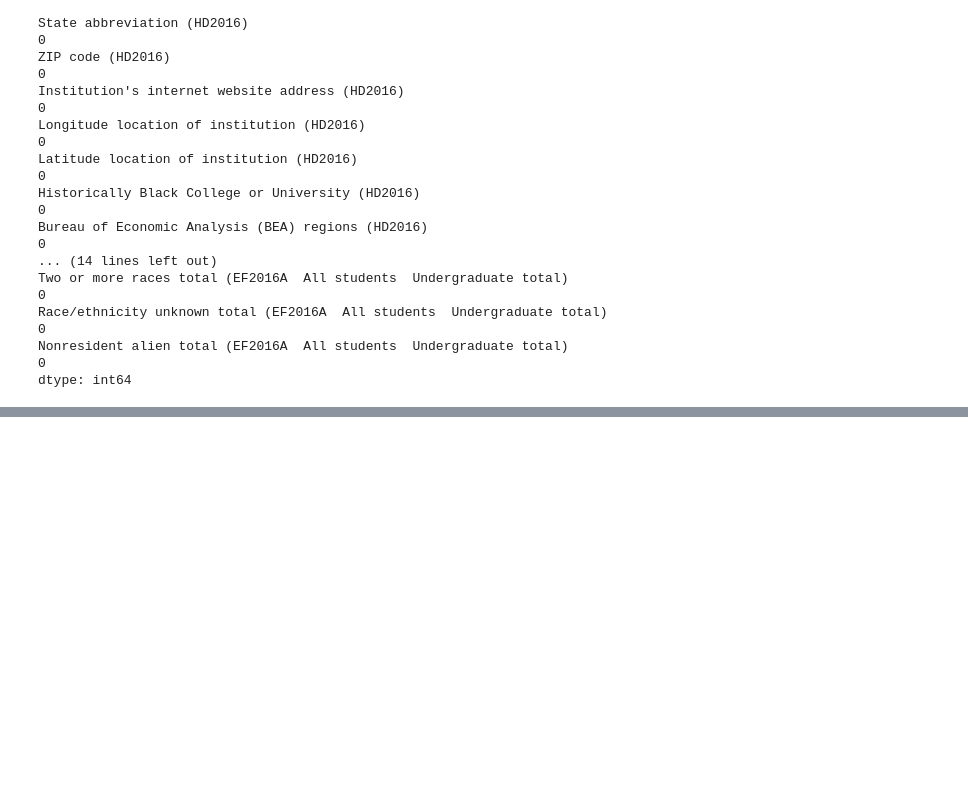
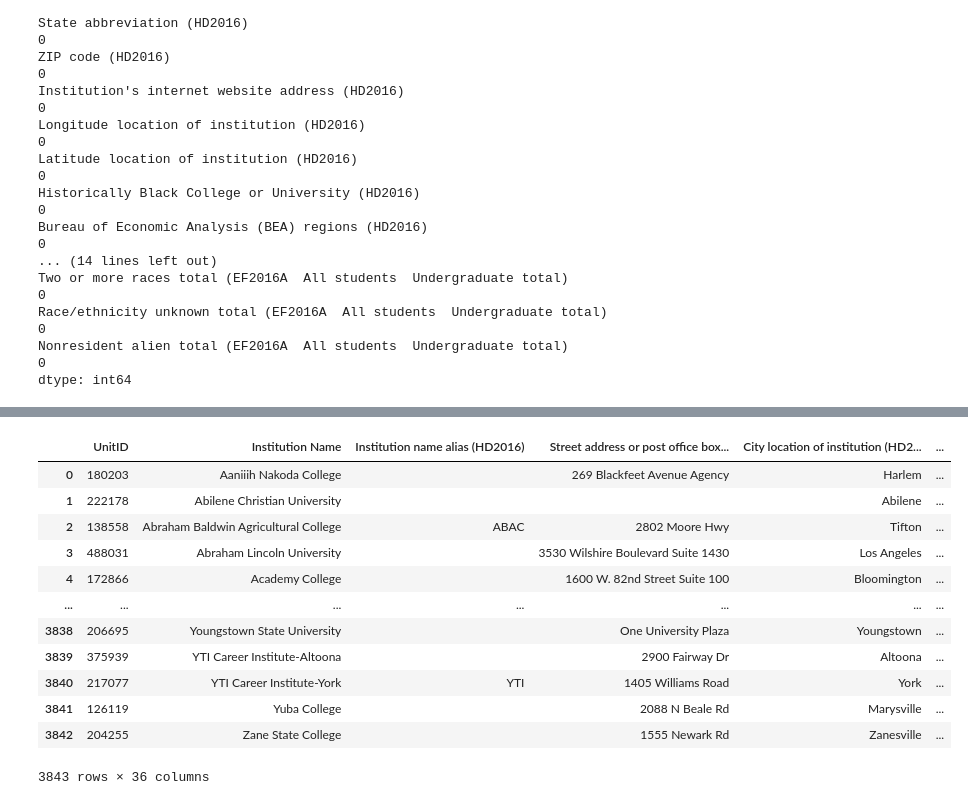
Before and after one commit to mthalken/Tuition_Analysis, a Jupyter notebook: cleaning_csv's.ipynb, the cells around one changed output, grey strips where cells are left out. Drawn from its saved outputs; the diff is of its cells as text; code cells hidden in the pictures; blank space fills up the shorter version.

```diff
--- a/cleaning_csv's.ipynb
+++ b/cleaning_csv's.ipynb
@@ -74,0 +150,53 @@ dtype: int64
+# %%
+grad_rates_2016 = grad_rates_df[['UnitID',
+ 'Institution Name',
+ 'Institution name alias (HD2016)',
+ 'Street address or post office box (HD2016)',
+ 'City location of institution (HD2016)',
+ 'State abbreviation (HD2016)',
+ "Grand total (GR2016  Bachelor's or equiv subcohort (4-yr institution) Completers within 150% of normal time total)",
+ "American Indian or Alaska Native total (GR2016  Bachelor's or equiv subcohort (4-yr institution) Completers within 150% of normal time total)",
+ "Asian total (GR2016  Bachelor's or equiv subcohort (4-yr institution) Completers within 150% of normal time total)",
+ "Black or African American total (GR2016  Bachelor's or equiv subcohort (4-yr institution) Completers within 150% of normal time total)",
+ "Hispanic total (GR2016  Bachelor's or equiv subcohort (4-yr institution) Completers within 150% of normal time total)",
+ "Native Hawaiian or Other Pacific Islander total (GR2016  Bachelor's or equiv subcohort (4-yr institution) Completers within 150% of normal time total)",
+ "White total (GR2016  Bachelor's or equiv subcohort (4-yr institution) Completers within 150% of normal time total)",
+ "Race/ethnicity unknown total (GR2016  Bachelor's or equiv subcohort (4-yr institution) Completers within 150% of normal time total)",
+ "Two or more races total (GR2016  Bachelor's or equiv subcohort (4-yr institution) Completers within 150% of normal time total)",
+ "Nonresident alien total (GR2016  Bachelor's or equiv subcohort (4-yr institution) Completers within 150% of normal time total)",
+ "Grand total (GR2016  Bachelor's or equiv subcohort (4-yr institution) Adjusted cohort (revised cohort minus exclusions))",
+ "American Indian or Alaska Native total (GR2016  Bachelor's or equiv subcohort (4-yr institution) Adjusted cohort (revised cohort minus exclusions))",
+ "Asian total (GR2016  Bachelor's or equiv subcohort (4-yr institution) Adjusted cohort (revised cohort minus exclusions))",
+ "Black or African American total (GR2016  Bachelor's or equiv subcohort (4-yr institution) Adjusted cohort (revised cohort minus exclusions))",
+ "Hispanic total (GR2016  Bachelor's or equiv subcohort (4-yr institution) Adjusted cohort (revised cohort minus exclusions))",
+ "Native Hawaiian or Other Pacific Islander total (GR2016  Bachelor's or equiv subcohort (4-yr institution) Adjusted cohort (revised cohort minus exclusions))",
+ "White total (GR2016  Bachelor's or equiv subcohort (4-yr institution) Adjusted cohort (revised cohort minus exclusions))",
+ "Race/ethnicity unknown total (GR2016  Bachelor's or equiv subcohort (4-yr institution) Adjusted cohort (revised cohort minus exclusions))",
+ "Two or more races total (GR2016  Bachelor's or equiv subcohort (4-yr institution) Adjusted cohort (revised cohort minus exclusions))",
+ "Nonresident alien total (GR2016  Bachelor's or equiv subcohort (4-yr institution) Adjusted cohort (revised cohort minus exclusions))",
+ "Grand total (GR2016  Bachelor's or equiv subcohort (4-yr institution) CALCULATED GRADUATION RATE)",
+ "American Indian or Alaska Native total (GR2016  Bachelor's or equiv subcohort (4-yr institution) CALCULATED GRADUATION RATE)",
+ "Asian total (GR2016  Bachelor's or equiv subcohort (4-yr institution) CALCULATED GRADUATION RATE)",
+ "Black or African American total (GR2016  Bachelor's or equiv subcohort (4-yr institution) CALCULATED GRADUATION RATE)",
+ "Hispanic total (GR2016  Bachelor's or equiv subcohort (4-yr institution) CALCULATED GRADUATION RATE)",
+ "Native Hawaiian or Other Pacific Islander total (GR2016  Bachelor's or equiv subcohort (4-yr institution) CALCULATED GRADUATION RATE)",
+ "White total (GR2016  Bachelor's or equiv subcohort (4-yr institution) CALCULATED GRADUATION RATE)",
+ "Race/ethnicity unknown total (GR2016  Bachelor's or equiv subcohort (4-yr institution) CALCULATED GRADUATION RATE)",
+ "Two or more races total (GR2016  Bachelor's or equiv subcohort (4-yr institution) CALCULATED GRADUATION RATE)",
+ "Nonresident alien total (GR2016  Bachelor's or equiv subcohort (4-yr institution) CALCULATED GRADUATION RATE)"]]
+# %%
+grad_rates_2016
+# %% [output]
+|  | UnitID | Institution Name | Institution name alias (HD2016) | Street address or post office box... | City location of institution (HD2... | ... |
+| 0 | 180203 | Aaniiih Nakoda College |  | 269 Blackfeet Avenue Agency | Harlem | ... |
+| 1 | 222178 | Abilene Christian University |  |  | Abilene | ... |
+| 2 | 138558 | Abraham Baldwin Agricultural College | ABAC | 2802 Moore Hwy | Tifton | ... |
+| 3 | 488031 | Abraham Lincoln University |  | 3530 Wilshire Boulevard Suite 1430 | Los Angeles | ... |
+| 4 | 172866 | Academy College |  | 1600 W. 82nd Street Suite 100 | Bloomington | ... |
+| ... | ... | ... | ... | ... | ... | ... |
+| 3838 | 206695 | Youngstown State University |  | One University Plaza | Youngstown | ... |
+| 3839 | 375939 | YTI Career Institute-Altoona |  | 2900 Fairway Dr | Altoona | ... |
+| 3840 | 217077 | YTI Career Institute-York | YTI | 1405 Williams Road | York | ... |
+| 3841 | 126119 | Yuba College |  | 2088 N Beale Rd | Marysville | ... |
+| 3842 | 204255 | Zane State College |  | 1555 Newark Rd | Zanesville | ... |
+3843 rows × 36 columns
```
Also changed, not shown: parts of 5 cells of this notebook.
